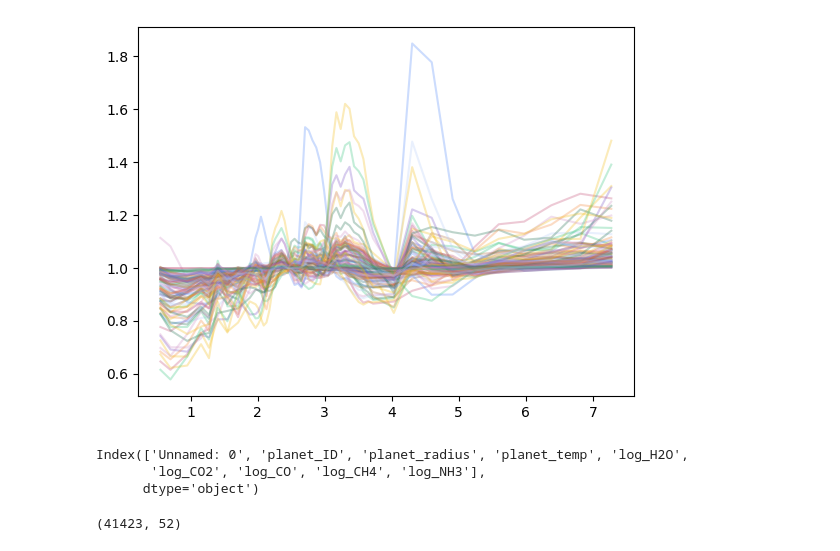
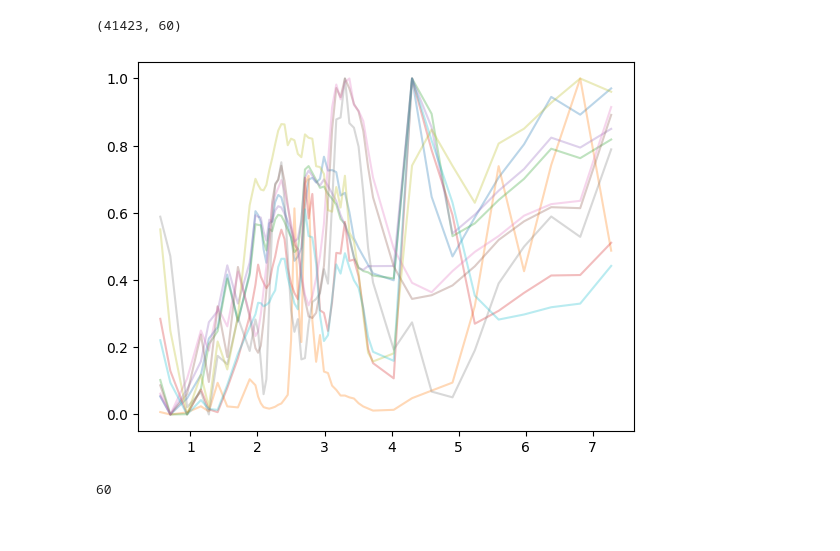
Before and after one commit to CosmicHitchhiker/ds_astro_2026s, a Jupyter notebook: ex7/exercise7.ipynb, the cells around one changed output. Saved outputs shown, nothing was run; the diff lists cells and outputs as text; code cells hidden in the pictures.

```diff
--- a/ex7/exercise7.ipynb
+++ b/ex7/exercise7.ipynb
@@ -17,0 +24,9 @@ spectrum = spect[:, :, 1]
+# %%
+for i in np.random.choice(len(spectrum), 10):
+  plt.plot(wavelengths, spectrum[i]/np.mean(spectrum[i]), alpha=0.3)
+
+plt.title('Mean Normalized Spectra')
+plt.ylabel('Normalized Spectra')
+plt.xlabel('Wavelength')
+plt.show()
+plt.savefig('meanspec.png')
@@ -18,11 +40,25 @@ spectrum = spect[:, :, 1]
+# %%
+def our_min_max(data, axis=1):
+  norm_k = (np.max(data, axis=axis) - np.min(data, axis=axis)).reshape(-1,1)
+  res = (data - np.min(data, axis=axis).reshape(-1,1))/norm_k
+  return res, norm_k
+# %%
+y_scaler = MinMaxScaler()
+y_norm = y_scaler.fit_transform(output)
+# y_norm, y_k = our_min_max(output, axis=1)
+
+aux_norm = MinMaxScaler().fit_transform(auxill.drop('planet_ID', axis=1))
+X_norm, norm_koeffs = our_min_max(spectrum)
+# norm_koeffs = (np.max(spectrum, axis=1) - np.min(spectrum, axis=1)).reshape(-1,1)
+# unc_norm = unc/norm_koeffs
+# X_norm = (spectrum - np.min(spectrum, axis=1).reshape(-1,1))/norm_koeffs
+
+input = np.concatenate((X_norm, aux_norm), axis=1)
+input.shape
+# %% [output]
+(41423, 60)
 # %%
-for i in np.random.choice(len(spectrum), 100):
-  plt.plot(wavelengths, spectrum[i]/np.median(spectrum[i]), alpha=0.3)
+for i in np.random.choice(len(X_norm), 10):
+  plt.plot(wavelengths, X_norm[i], alpha=0.3)
 # %% [output]
-[figure, old version]
+[figure, new version]
-# %%
-labels.columns
-# %% [output]
-Index(['Unnamed: 0', 'planet_ID', 'planet_radius', 'planet_temp', 'log_H2O',
-       'log_CO2', 'log_CO', 'log_CH4', 'log_NH3'],
-      dtype='object')
@@ -34,20 +65,9 @@ output = labels[param_names].values
-# %%
-y_norm = minmax_scale(output)
-# X_norm = spectrum/1
-norm_koeffs = np.median(spectrum, axis=1).reshape(-1,1)
-X_norm = spectrum/np.median(spectrum, axis=1).reshape(-1,1)
-
-X_norm = (spectrum - np.min(spectrum, axis=0))/norm_koeffs
-
-X_norm = np.concatenate((X_norm, norm_koeffs), axis=1)
-
-norm_koeffs = np.max(spectrum, axis=0) - np.min(spectrum, axis=0)
-
-
-spectrum.shape
-# %% [output]
-(41423, 52)
 # %%
-X_train, X_test, y_train, y_test = train_test_split(X_norm, y_norm, test_size=0.1, random_state=1)
-# X_train, X_val, y_train, y_val = train_test_split(X_train, y_train, test_size=0.1, random_state=1)
+X_train, X_test, y_train, y_test = train_test_split(input, y_norm, test_size=0.1, random_state=1)
+
+X_train, X_val, y_train, y_val = train_test_split(X_train, y_train, test_size=0.1, random_state=1)
+
+input.shape[1]
+# %% [output]
+60
 # %%
```
Also changed, not shown: parts of 21 cells of this notebook.
